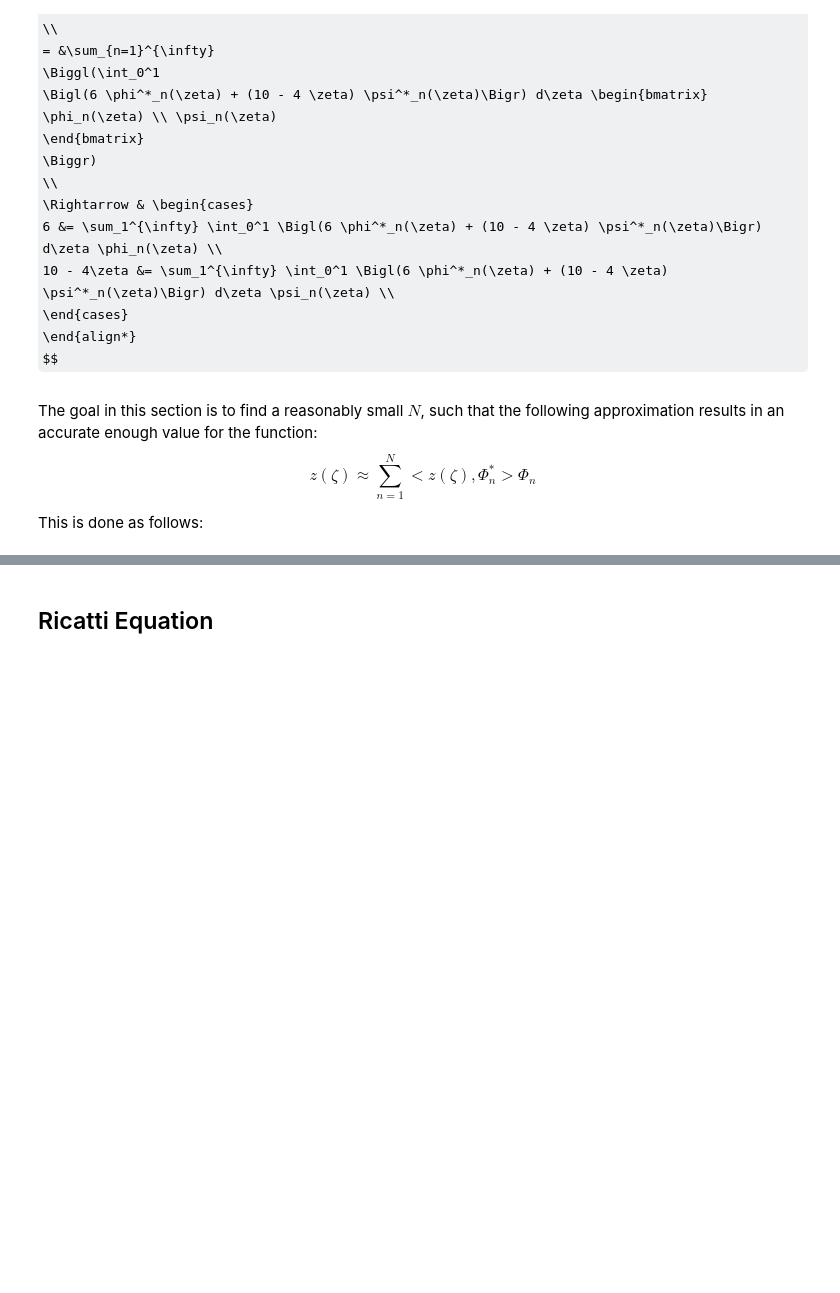
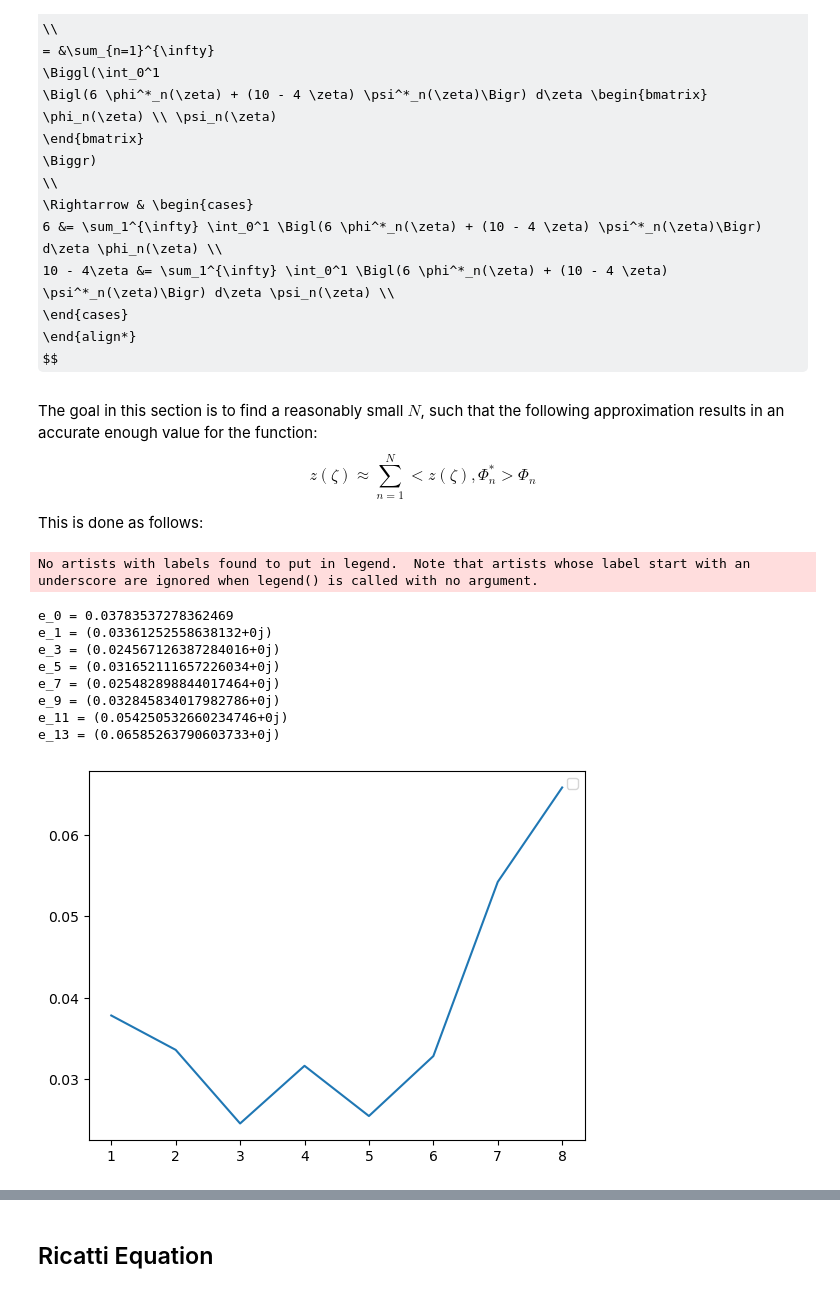
Before and after one commit to behradmoadeli/pfr_isothermal_recycle_delay_optimal, a Jupyter notebook: reports/BehradPaper.ipynb, the cells around one changed output, grey strips where cells are left out. Cells and saved outputs as stored; diff of their text form; code cells hidden in the pictures; some formulas as TeX source; blank space fills up the shorter version.

```diff
--- a/reports/BehradPaper.ipynb
+++ b/reports/BehradPaper.ipynb
@@ -574,3 +605,47 @@ The goal in this section is to find a reasonably small $N$, such that the follow
 $$z(\zeta) \approx \sum_{n=1}^{N} < z(\zeta), \Phi^*_n > \Phi_n$$
 
 This is done as follows:
+# %%
+n_lambdas = 15
+
+x = np.linspace(0,1,1000)
+
+s_1 = [np.zeros_like(x)]
+s_2 = [np.zeros_like(x)]
+
+e = []
+
+for n,l in enumerate(lambdas[:n_lambdas]):
+    y = quad(eig_fun_mul_2,0,1,args=(default_pars, l, normal_coefs[n]),complex_func=True)[0]
+
+    s_1.append(s_1[n] + y * eig_fun_1(x,default_pars, l, normal_coefs[n]))
+    s_2.append(s_2[n] + y * eig_fun_2(x,default_pars, l, normal_coefs[n]))
+
+    err_1 = s_1[n] - arbit_fun_1(x, default_pars)
+    err_2 = s_2[n] - arbit_fun_2(x, default_pars)
+
+    err_cum = err_1**2 + err_2**2
+    err = np.sqrt(sum(err_cum)) / len(x)
+
+    if np.mod(n,2) == 1 or n == 0:
+        e.append(err)
+        print(f'e_{n} = {e[-1]}')
+
+    # if n > 0 and n < 10:
+    #     plt.plot(x, s[n], label=n)
+
+plt.plot(range(1, len(e)+1),e)
+# plt.plot(x,arbit_fun_2(x, default_pars), label='z')
+plt.legend()
+plt.show()
+# %% [output]
+No artists with labels found to put in legend.  Note that artists whose label start with an underscore are ignored when legend() is called with no argument.
+e_0 = 0.03783537278362469
+e_1 = (0.03361252558638132+0j)
+e_3 = (0.024567126387284016+0j)
+e_5 = (0.031652111657226034+0j)
+e_7 = (0.025482898844017464+0j)
+e_9 = (0.032845834017982786+0j)
+e_11 = (0.054250532660234746+0j)
+e_13 = (0.06585263790603733+0j)
+[figure, added]
```
Also changed, not shown: parts of 11 cells of this notebook, 1 other file.
